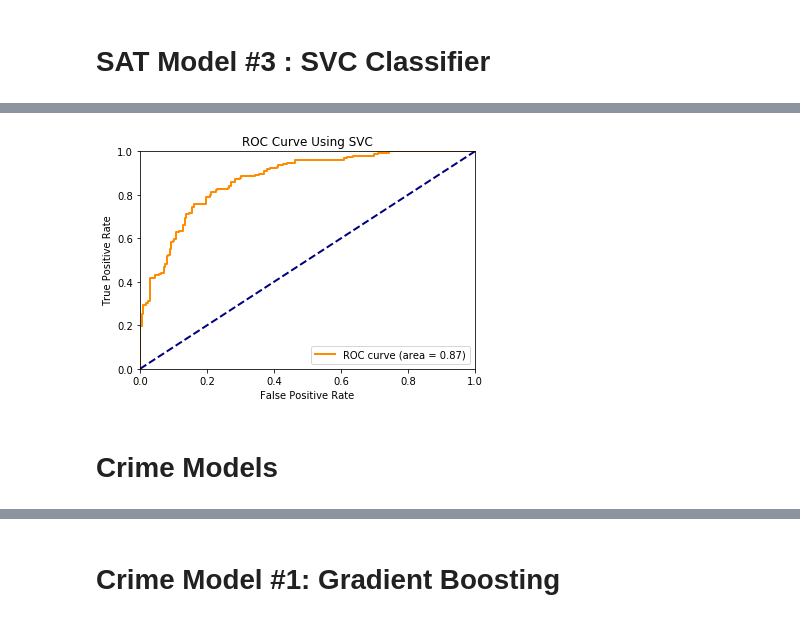
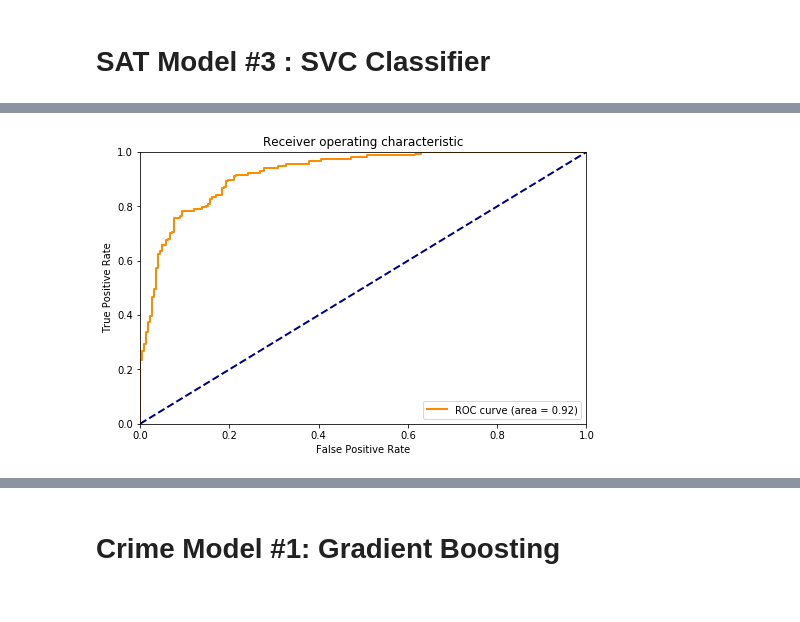
Before and after one commit to stmillett/MSDS7331_NorthCarolinaDataset, a Jupyter notebook: Lab2/Data Mining - Lab 2-SAT new.ipynb, the cells around one changed output, grey strips where cells are left out. Drawn from its saved outputs; the diff is of its cells as text; code cells hidden in the pictures.

Commit message:
Updated model selection Updated feature interpretation

```diff
--- a/Lab2/Data Mining - Lab 2-SAT new.ipynb
+++ b/Lab2/Data Mining - Lab 2-SAT new.ipynb
@@ -192,7 +190,7 @@ Length: 288, dtype: object
 # %%
 # Set unit_code to string. We don't want this to be manipulated as a number
 # Rather we want to ensure this is taken as a categorical variable
-school_data['unit_code']=school_data['unit_code'].astype(str)
+imputed_school_data['unit_code']=imputed_school_data['unit_code'].astype(str)
 # %%
 # Setting all columns that should be an integer to
 for column in imputed_school_data:
@@ -497,6 +495,7 @@ param_grid = [
          'reduce_dim__k': N_FEATURES_OPTIONS,
          'clf': [SVC(probability=True)],
          'clf__C': C_OPTIONS,
+         'clf__random_state':[123]
      }
 ]
 
@@ -517,21 +515,19 @@ Fitting 10 folds for each of 36 candidates, totalling 360 fits
 # %%
 # Plot ROC Curve
 from sklearn.metrics import roc_curve, auc
 fpr3, tpr3, _ = roc_curve(y_SAT_test, y_SAT_prob3[:,1] )
 roc_auc3 = auc(fpr3, tpr3)
 lw=2
 
-plt.figure()
+plt.figure(figsize=(8,5));
 plt.plot(fpr3, tpr3, color='darkorange', lw=2, label='ROC curve (area = %0.2f)' % roc_auc3)
 plt.plot([0, 1], [0, 1], color='navy', lw=lw, linestyle='--')
 plt.xlim([0.0, 1.0])
 plt.ylim([0.0, 1.0])
 plt.xlabel('False Positive Rate')
 plt.ylabel('True Positive Rate')
-plt.title('ROC Curve Using SVC')
+plt.title('Receiver operating characteristic')
 plt.legend(loc="lower right")
 plt.show()
 # %% [output]
-[figure, old version]
+[figure, new version]
-# %% [markdown]
-# Crime Models
```
Also changed, not shown: parts of 62 cells of this notebook.
